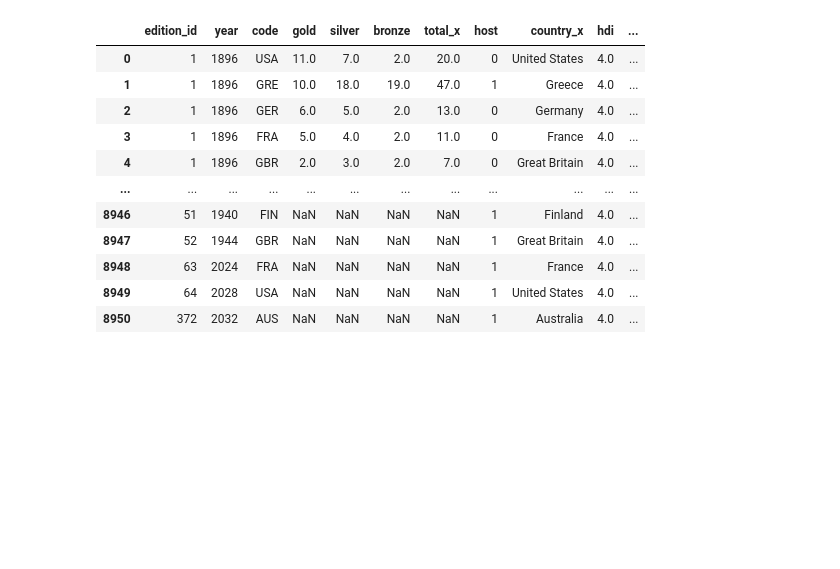
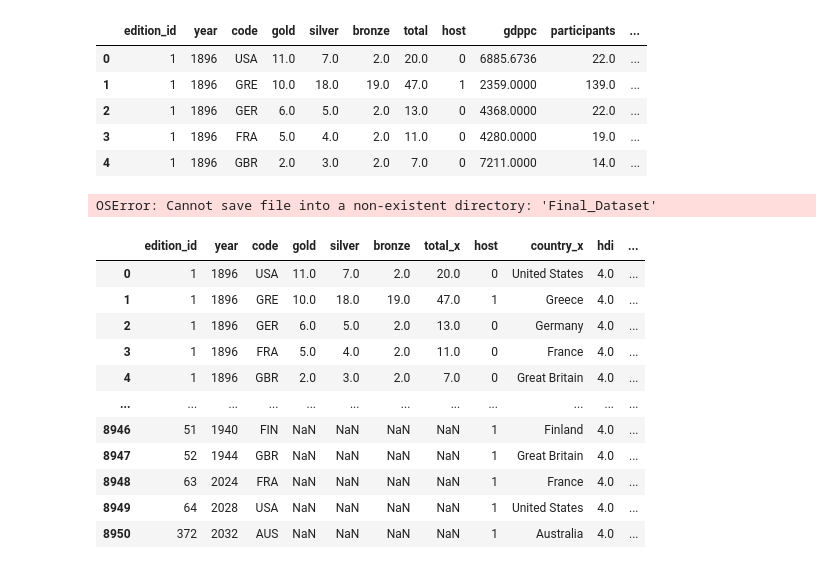
Before and after one commit to ahakobia/JHU_Colossus, a Jupyter notebook: Final Dataset/merging_data.ipynb, the cells around one changed output. Drawn from its saved outputs; the diff is of its cells as text; code cells hidden in the pictures; blank space fills up the shorter version.

```diff
--- a/merging_data.ipynb
+++ b/Final Dataset/merging_data.ipynb
@@ -1,6 +1,47 @@
 # %%
 import pandas as pd
 pd.set_option('display.max_columns', None)
+# %%
+medal_count_df = pd.read_csv('data_kalyn/medal_count.csv')
+# Standardize column names to lowercase
+medal_count_df.columns = medal_count_df.columns.str.lower()
+# %%
+gdp_df = pd.read_csv('data_kalyn/annual_GDP.csv')
+gdp_df.columns = gdp_df.columns.str.lower()
+
+count_ath_cnt_df = pd.read_csv('data_kalyn/country_athlete_count.csv')
+count_ath_cnt_df.columns = count_ath_cnt_df.columns.str.lower()
+
+hdi_df = pd.read_csv('data_kalyn/country_hdi.csv')
+hdi_df.columns = hdi_df.columns.str.lower()
+
+count_map_df = pd.read_csv('data_kalyn/country_mapping.csv')
+count_map_df.columns = count_map_df.columns.str.lower()
+
+gender_index_df = pd.read_csv('data_kalyn/gender_index.csv')
+gender_index_df.columns = gender_index_df.columns.str.lower()
+
+# Merge the datasets step by step
+merged_df = pd.merge(medal_count_df, gdp_df, on=['year', 'code'], how='left')
+merged_df2 = pd.merge(merged_df, count_ath_cnt_df, on=['edition_id', 'code'], how='left')
+merged_df3 = pd.merge(merged_df2, hdi_df, on=['code'], how='left')
+merged_df4 = pd.merge(merged_df3, count_map_df, on=['code'], how='left')
+merged_df5 = pd.merge(merged_df4, gender_index_df, on=['code'], how='left')
+
+# Display the first few rows of the final merged dataset
+merged_df5.head()
+# %% [output]
+|  | edition_id | year | code | gold | silver | bronze | total | host | gdppc | participants | ... |
+| 0 | 1 | 1896 | USA | 11.0 | 7.0 | 2.0 | 20.0 | 0 | 6885.6736 | 22.0 | ... |
+| 1 | 1 | 1896 | GRE | 10.0 | 18.0 | 19.0 | 47.0 | 1 | 2359.0000 | 139.0 | ... |
+| 2 | 1 | 1896 | GER | 6.0 | 5.0 | 2.0 | 13.0 | 0 | 4368.0000 | 22.0 | ... |
+| 3 | 1 | 1896 | FRA | 5.0 | 4.0 | 2.0 | 11.0 | 0 | 4280.0000 | 19.0 | ... |
+| 4 | 1 | 1896 | GBR | 2.0 | 3.0 | 2.0 | 7.0 | 0 | 7211.0000 | 14.0 | ... |
+# %%
+final_path = 'Final_Dataset/merged_df_kalyn.csv'
+merged_df5.to_csv(final_path, index=False)
+# %% [output]
+OSError: Cannot save file into a non-existent directory: 'Final_Dataset'
 # %%
 # Load the datasets
 merged_all_data = pd.read_csv('health_data_adeh/merged_all_data.csv', low_memory=False)
```
Also changed, not shown: 2 other files.
